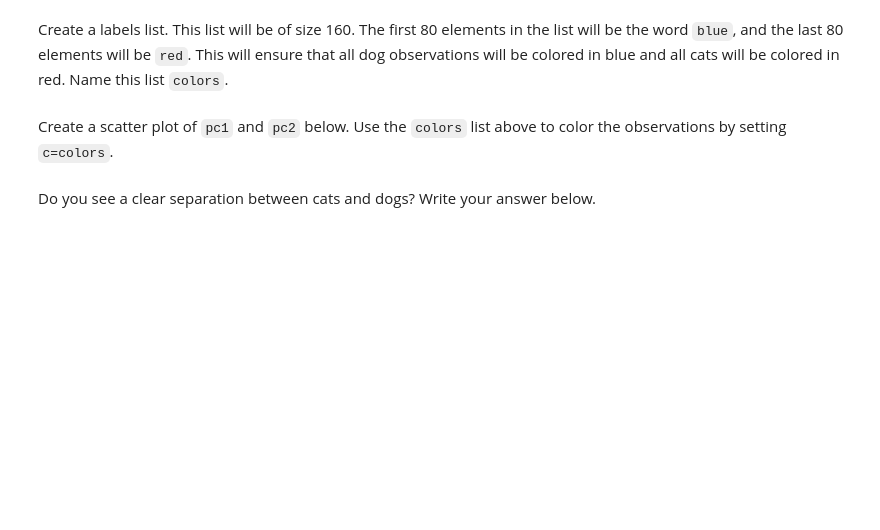
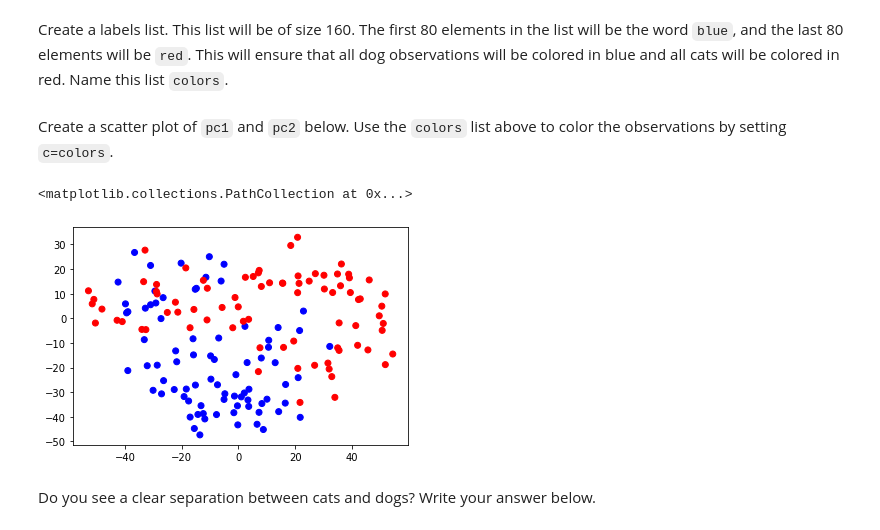
Before and after one commit to ta-datapt-bcn/lab-pca, a Jupyter notebook: your-code/main.ipynb, the cells around one changed output. Drawn from its saved outputs; the diff is of its cells as text; code cells hidden in the pictures; blank space fills up the shorter version.

```diff
--- a/your-code/main.ipynb
+++ b/your-code/main.ipynb
@@ -75,3 +165,6 @@ Load the `PCA` function from `statsmodels` (read about this function [here](http
 Use `numpy` to find to transpose the standardized pet array. This will help us compute the projection.
 # %%
 # Your code here:
+
+cats_and_dogs_T = np.transpose(cats_and_dogs_std)
+cats_and_dogs_T
@@ -82,3 +187,10 @@ Find the dot product of the transposed standardized pet matrix and the `factors`
+# %%
+# Your code here:
+
+# numpy.dot: For 2-D arrays it is equivalent to matrix multiplication
+# dot(a, b)[i,j,k,m] = sum(a[i,j,:] * b[k,:,m])
+
+dot_product = np.dot(cats_and_dogs_T, pca.factors)
 # %% [markdown]
 # Challenge 3 - Plotting the Data
 
@@ -89,0 +200,4 @@ In the cell below, turn the two dimensional projection into a pandas dataframe a
+# %%
+# Your code here:
+dogs_and_cats_df = pd.DataFrame(dot_product, columns=['principal component 1', 'principal component 2'])
+dogs_and_cats_df
@@ -91,5 +219,7 @@ In the cell below, turn the two dimensional projection into a pandas dataframe a
 Create a labels list. This list will be of size 160. The first 80 elements in the list will be the word `blue`, and the last 80 elements will be `red`. This will ensure that all dog observations will be colored in blue and all cats will be colored in red. Name this list `colors`.
 # %%
 # Your code here:
+
+colors = ['blue']*80 + ['red']*80
 # %% [markdown]
 Create a scatter plot of `pc1` and `pc2` below. Use the `colors` list above to color the observations by setting `c=colors`.
@@ -98,2 +226,9 @@ Create a scatter plot of `pc1` and `pc2` below. Use the `colors` list above to c
+# %%
+# Your code here:
+
+plt.scatter(dogs_and_cats_df['principal component 1'], dogs_and_cats_df['principal component 2'], c=colors)
+# %% [output]
+<matplotlib.collections.PathCollection at 0x...>
+[figure, added]
 # %% [markdown]
 Do you see a clear separation between cats and dogs? Write your answer below.
```
Also changed, not shown: parts of 20 cells of this notebook.
